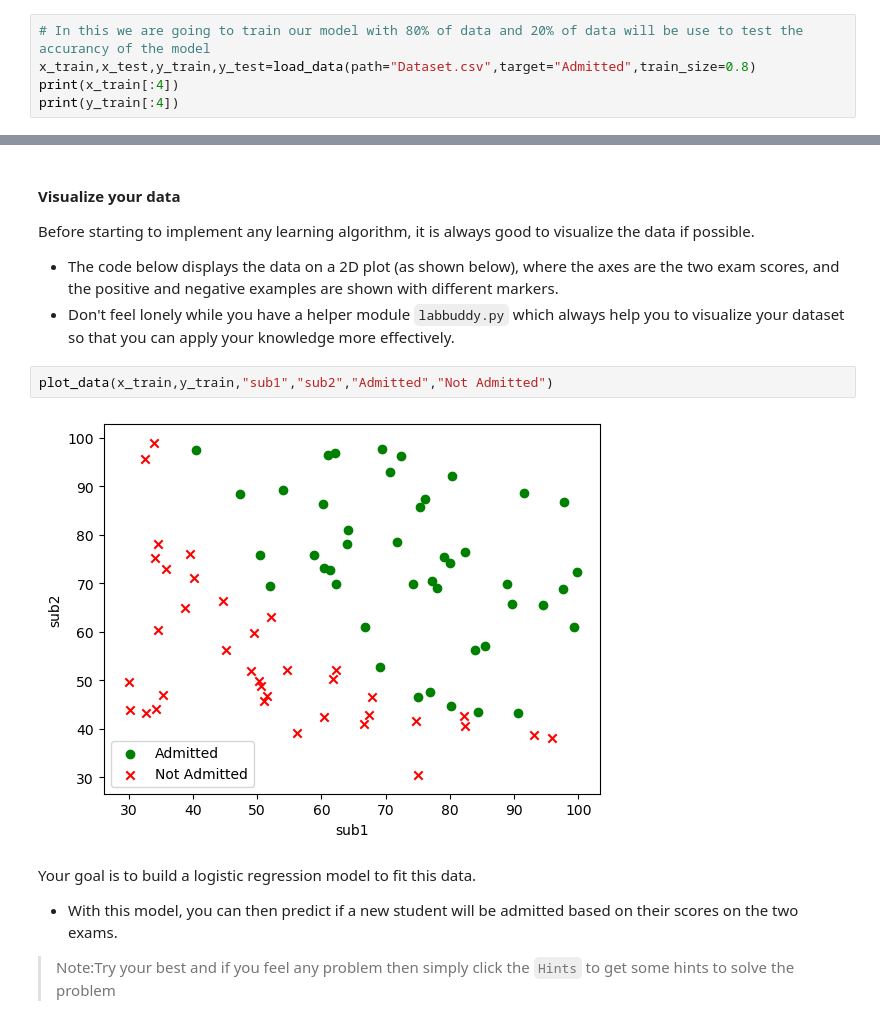
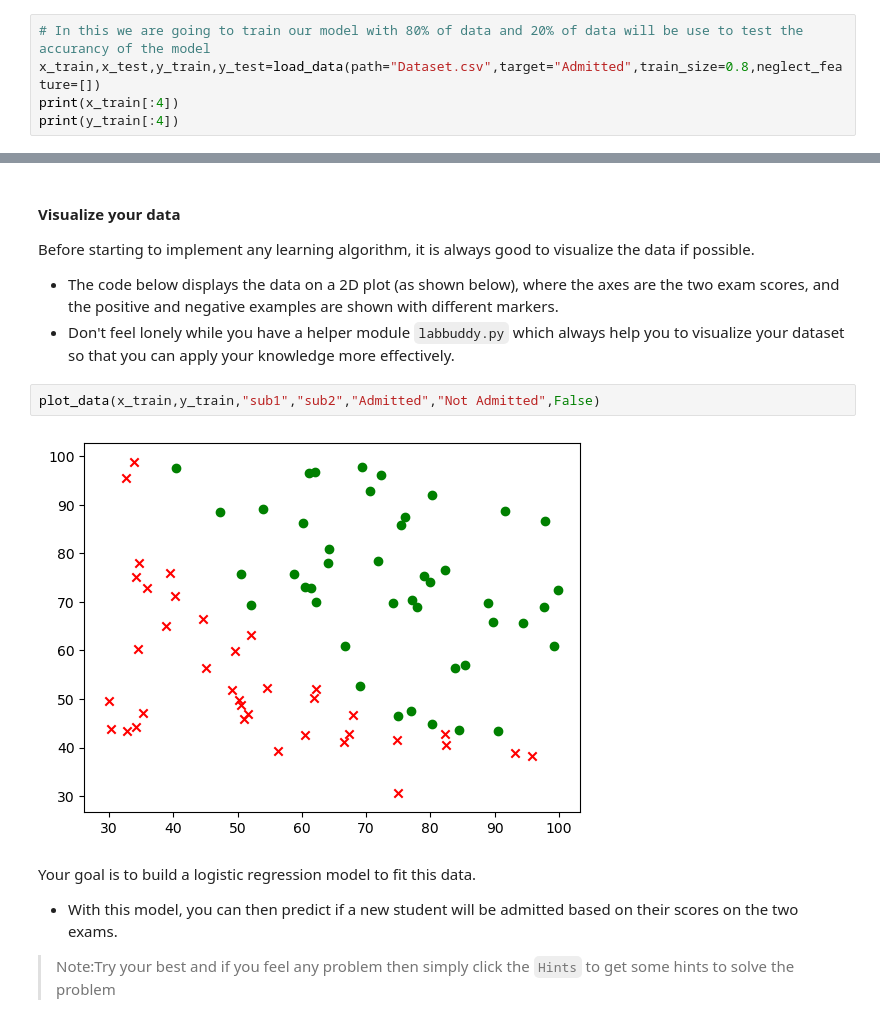
Before and after one commit to Aniruddha521/Python-Exercise, a Jupyter notebook: Logistic Regression Exercise.ipynb, the cells around one changed output, grey strips where cells are left out. Saved outputs shown, nothing was run; the diff lists cells and outputs as text.

```diff
--- a/Logistic Regression Exercise.ipynb
+++ b/Logistic Regression Exercise.ipynb
@@ -51,7 +51,7 @@ You will start by loading the dataset for this task.
   - Both `x_train` and `y_train` are numpy arrays.
 # %%
 # In this we are going to train our model with 80% of data and 20% of data will be use to test the accurancy of the model
-x_train,x_test,y_train,y_test=load_data(path="Dataset.csv",target="Admitted",train_size=0.8)
+x_train,x_test,y_train,y_test=load_data(path="Dataset.csv",target="Admitted",train_size=0.8,neglect_feature=[])
 print(x_train[:4])
 print(y_train[:4])
 # %% [output]
@@ -67,9 +67,9 @@ Before starting to implement any learning algorithm, it is always good to visual
 - The code below displays the data on a 2D plot (as shown below), where the axes are the two exam scores, and the positive and negative examples are shown with different markers.
 - Don't feel lonely while you have a helper module ``labbuddy.py`` which always help you to visualize your dataset so that you can apply your knowledge more effectively.
 # %%
-plot_data(x_train,y_train,"sub1","sub2","Admitted","Not Admitted")
+plot_data(x_train,y_train,"sub1","sub2","Admitted","Not Admitted",False)
 # %% [output]
-[figure, old version]
+[figure, new version]
 # %% [markdown]
 Your goal is to build a logistic regression model to fit this data.
 - With this model, you can then predict if a new student will be admitted based on their scores on the two exams.
```
Also changed, not shown: parts of 3 cells of this notebook, 1 other file.
